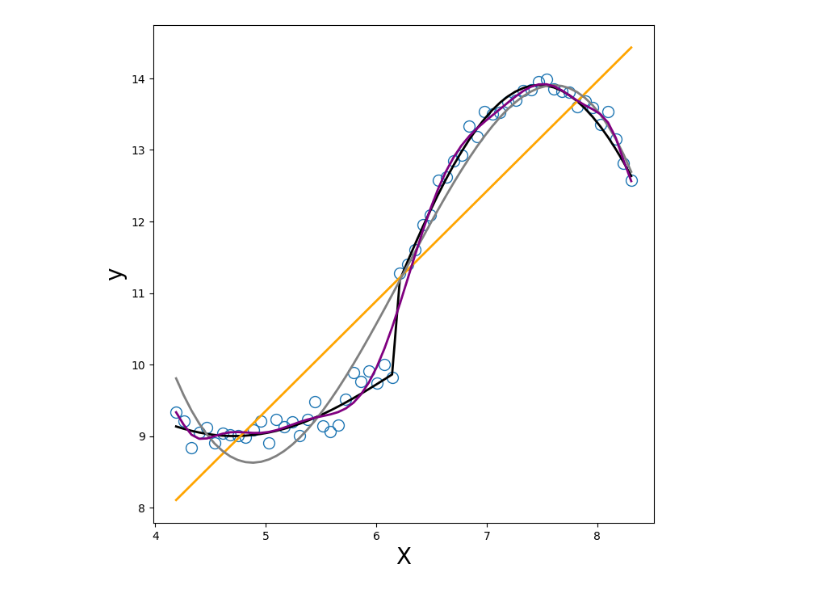
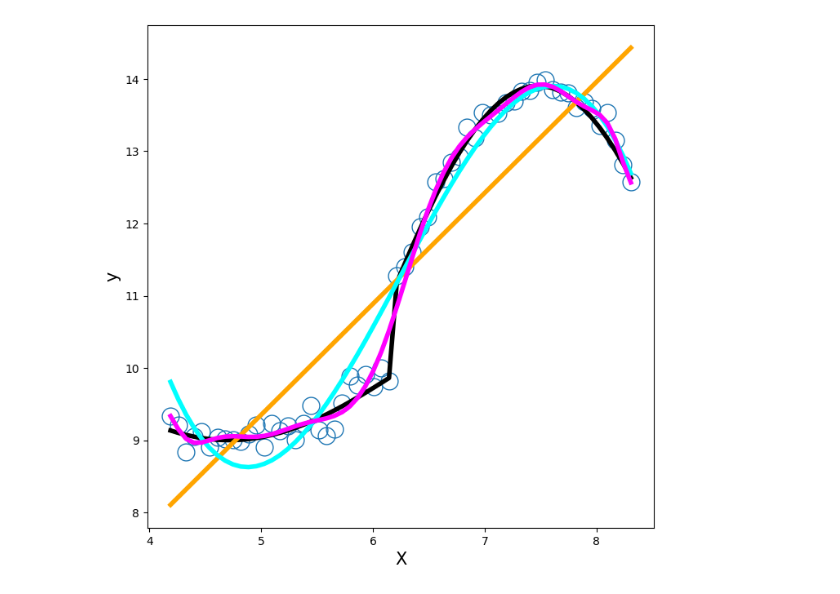
Before and after one commit to g-r-m-n/python_variance_bias_trade_off, a Jupyter notebook: bias_variance_tradeoff.ipynb, the cells around one changed output. Cells and saved outputs as stored; diff of their text form; code cells hidden in the pictures.

```diff
--- a/bias_variance_tradeoff.ipynb
+++ b/bias_variance_tradeoff.ipynb
@@ -18,8 +18,9 @@ os.makedirs(output_folder_plots,exist_ok=True)
 
 SAVE_OUTPUT = 1 # save the resulting plots
 TYPE        = 'highly_non_linear' # linear, non_linear, highly_non_linear
-fontsize    = 20
-linewidth   = 2
+fontsize    = 15
+linewidth   = 4
+markersize  = 15
 # %%
 np.random.seed(10)
 n_reps = 30 # number of repetitions
@@ -37,7 +38,7 @@ if TYPE =='highly_non_linear':
 error = { i:np.random.normal(0, error_sd, n) for i in range(n_reps)}
 y   = y_expected + error[0]
 curve = pd.DataFrame(np.column_stack([x,y]),columns=['x','y'])
-plt.plot(curve['x'],curve['y'],'o', markersize=10, fillstyle='none', label='Beobachtungen', linewidth=linewidth )
+plt.plot(curve['x'],curve['y'],'o', markersize=markersize, fillstyle='none', label='Beobachtungen', linewidth=linewidth )
 
 plt.ylabel('y',fontsize=fontsize)
 plt.xlabel('X',fontsize=fontsize)
@@ -63,34 +64,34 @@ if TYPE =='linear':
               borderaxespad=0.,fontsize=fontsize)
 
 
 if SAVE_OUTPUT:
        plt.savefig(output_folder_plots  +'Beobachtungen_'+TYPE+'.pdf',bbox_inches="tight")
        #plt.savefig(output_folder_plots  +'Beobachtungen_'+TYPE+ '.png',bbox_inches="tight")
 
 
 p = np.polyfit( curve.x, curve.y, deg = 1 )
 curve['fit'] = np.polyval( p, curve.x )
 plt.plot( curve.x, curve.fit,
          label='Linearer Fit', color= 'orange', linewidth=linewidth)
 
 p = np.polyfit( curve.x, curve.y, deg = 3 )
 curve['fit'] = np.polyval( p, curve.x )
 plt.plot( curve.x, curve.fit,
-         label='Polynomialer Fit (Grad 3)', color= 'grey', linewidth=linewidth)
+         label='Polynomialer Fit (Grad 3)', color= 'cyan', linewidth=linewidth)
 
-p = np.polyfit( curve.x, curve.y, deg = 15 )
+p = np.polyfit( curve.x, curve.y, deg = 16 )
 curve['fit'] = np.polyval( p, curve.x )
 plt.plot( curve.x, curve.fit,
-         label='Polynomialer Fit (Grad 15)', color= 'purple', linewidth=linewidth)
+         label='Polynomialer Fit (Grad 16)', color= 'magenta', linewidth=linewidth)
 
 if TYPE =='linear':
        plt.legend(bbox_to_anchor=(0, 1),
               loc='upper left',
               borderaxespad=0.,fontsize=fontsize)
 
 
 if SAVE_OUTPUT:
        plt.savefig(output_folder_plots  +'Beobachtungen_mit_fit_'+TYPE+'.pdf',bbox_inches="tight")
        #plt.savefig(output_folder_plots  +'Beobachtungen_mit_fit_'+TYPE+ '.png',bbox_inches="tight")
 # %% [output]
-[figure, old version]
+[figure, new version]
```
Also changed, not shown: parts of 8 cells of this notebook.
